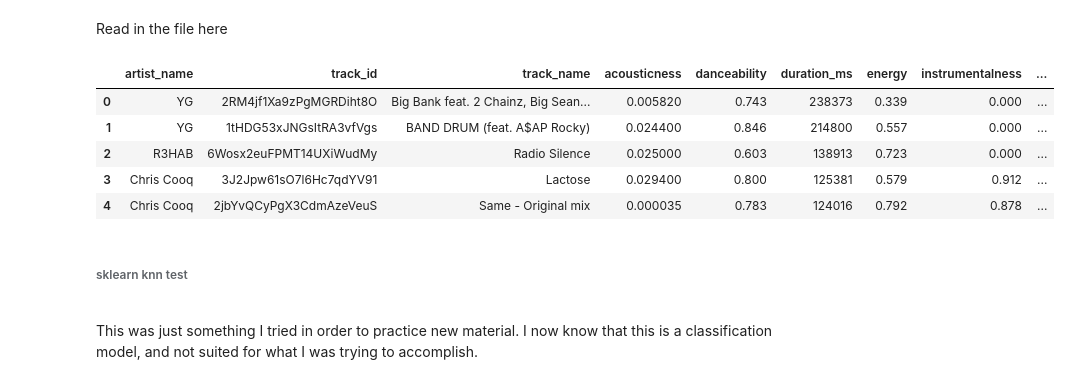
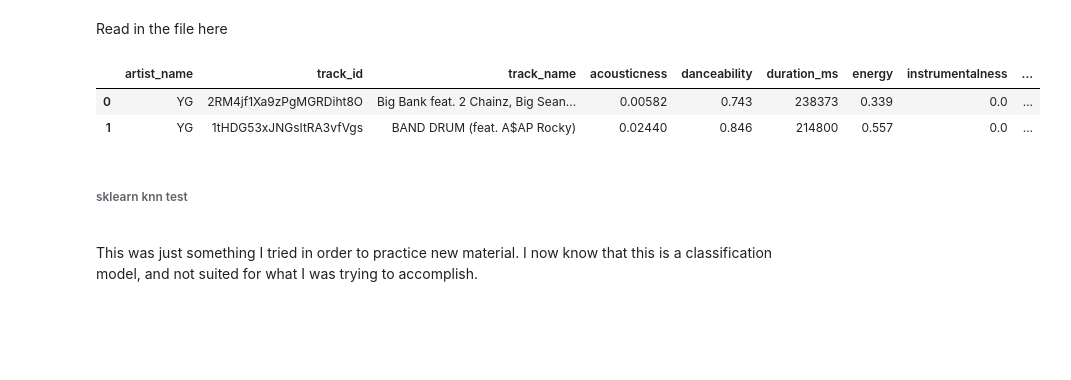
Before and after one commit to twillstw/Springboard-Projects, a Jupyter notebook: Scratchpad.ipynb, the cells around one changed output. Saved outputs shown, nothing was run; the diff lists cells and outputs as text; code cells hidden in the pictures; blank space fills up the shorter version.

```diff
--- a/Scratchpad.ipynb
+++ b/Scratchpad.ipynb
@@ -8,14 +8,11 @@ Read in the file here
 # %%
 spotify = pd.read_csv('Data/SpotifyFeatures0419.csv')
 
-spotify.head()
+spotify.head(2)
 # %% [output]
 |  | artist_name | track_id | track_name | acousticness | danceability | duration_ms | energy | instrumentalness | ... |
-| 0 | YG | 2RM4jf1Xa9zPgMGRDiht8O | Big Bank feat. 2 Chainz, Big Sean... | 0.005820 | 0.743 | 238373 | 0.339 | 0.000 | ... |
-| 1 | YG | 1tHDG53xJNGsItRA3vfVgs | BAND DRUM (feat. A$AP Rocky) | 0.024400 | 0.846 | 214800 | 0.557 | 0.000 | ... |
-| 2 | R3HAB | 6Wosx2euFPMT14UXiWudMy | Radio Silence | 0.025000 | 0.603 | 138913 | 0.723 | 0.000 | ... |
-| 3 | Chris Cooq | 3J2Jpw61sO7l6Hc7qdYV91 | Lactose | 0.029400 | 0.800 | 125381 | 0.579 | 0.912 | ... |
-| 4 | Chris Cooq | 2jbYvQCyPgX3CdmAzeVeuS | Same - Original mix | 0.000035 | 0.783 | 124016 | 0.792 | 0.878 | ... |
+| 0 | YG | 2RM4jf1Xa9zPgMGRDiht8O | Big Bank feat. 2 Chainz, Big Sean... | 0.00582 | 0.743 | 238373 | 0.339 | 0.0 | ... |
+| 1 | YG | 1tHDG53xJNGsItRA3vfVgs | BAND DRUM (feat. A$AP Rocky) | 0.02440 | 0.846 | 214800 | 0.557 | 0.0 | ... |
 # %% [markdown]
 ###### sklearn knn test
 <br>
```
Also changed, not shown: parts of 81 cells of this notebook.
